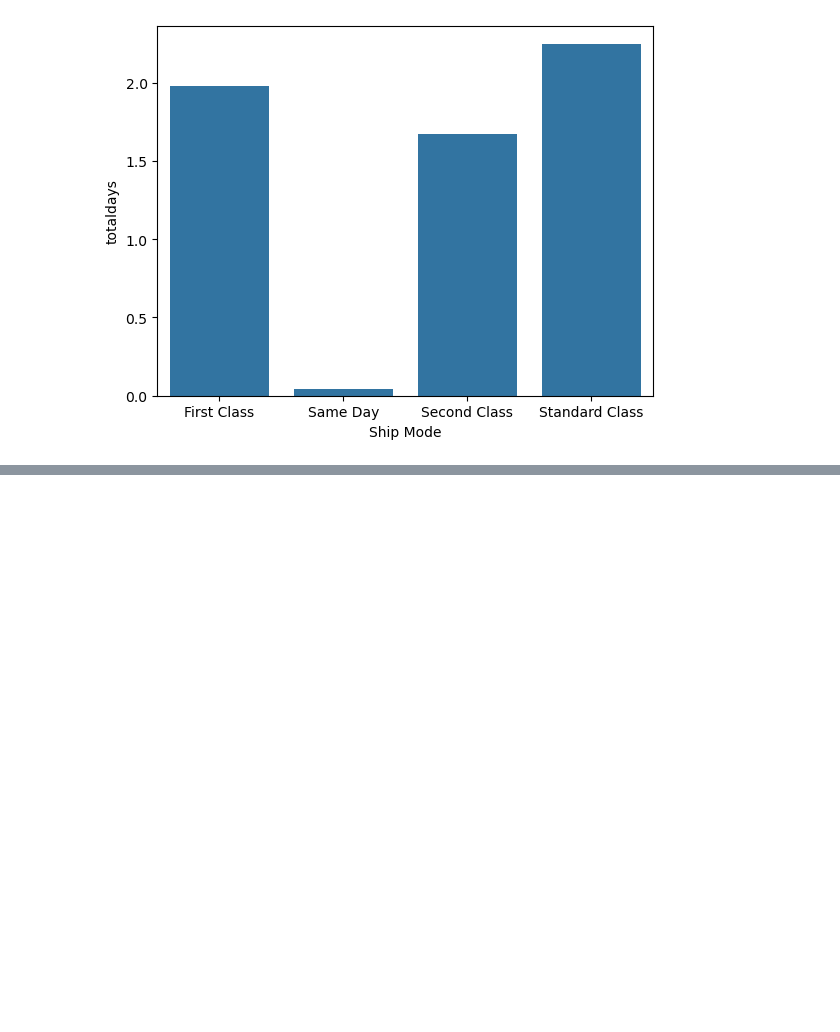
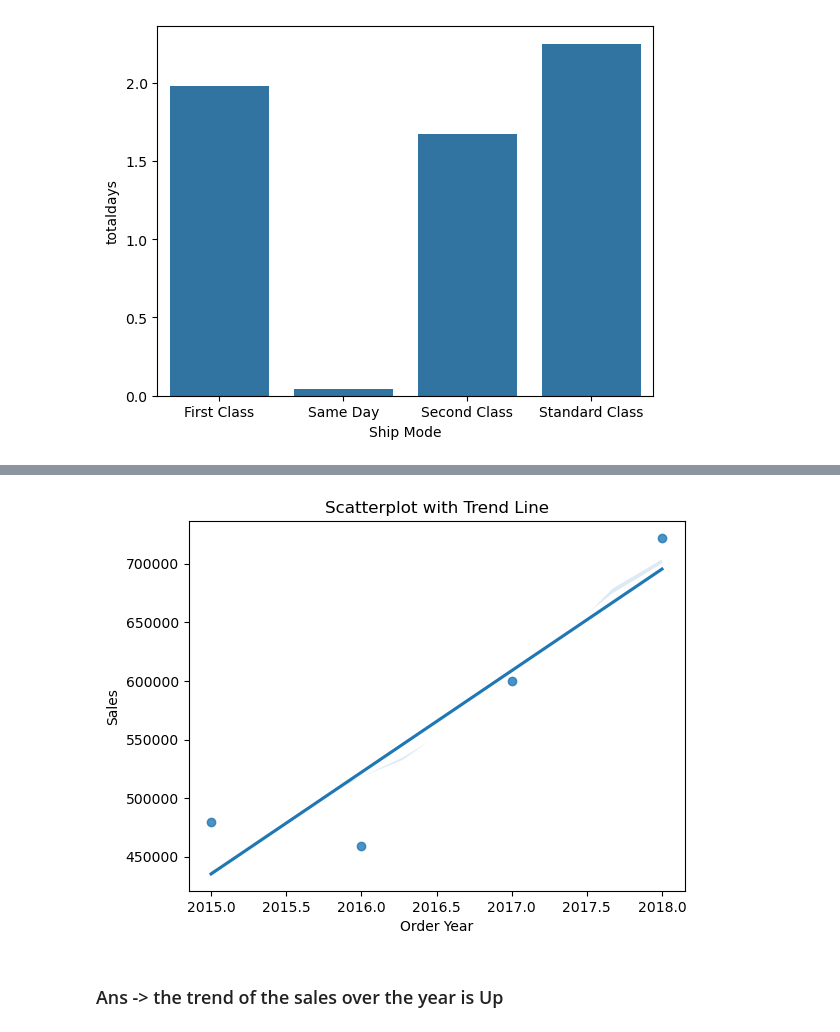
Before and after one commit to Acrsahil/salesdata, a Jupyter notebook: analysis.ipynb, the cells around one changed output, grey strips where cells are left out. Cells and saved outputs as stored; diff of their text form; code cells hidden in the pictures; blank space fills up the shorter version.

Commit message:
added a trend also

```diff
--- a/analysis.ipynb
+++ b/analysis.ipynb
@@ -398,0 +409,3 @@ sns.barplot(x = avgshipmode['Ship Mode'],y=avgshipmode['totaldays'])
+# %%
+df['Order Year'] = df['Order Date'].dt.year
+df.head(3)
@@ -398,0 +418,11 @@ sns.barplot(x = avgshipmode['Ship Mode'],y=avgshipmode['totaldays'])
+# %%
+year_wise_sales = df.groupby('Order Year')['Sales'].sum().reset_index()
+# %%
+sns.regplot(data=year_wise_sales, x='Order Year', y='Sales', ci=True)
+
+plt.title("Scatterplot with Trend Line")
+plt.show()
+# %% [output]
+[figure, added]
+# %% [markdown]
+### Ans -> the trend of the sales over the year is Up
```
Also changed, not shown: parts of 8 cells of this notebook, 4 other files.
